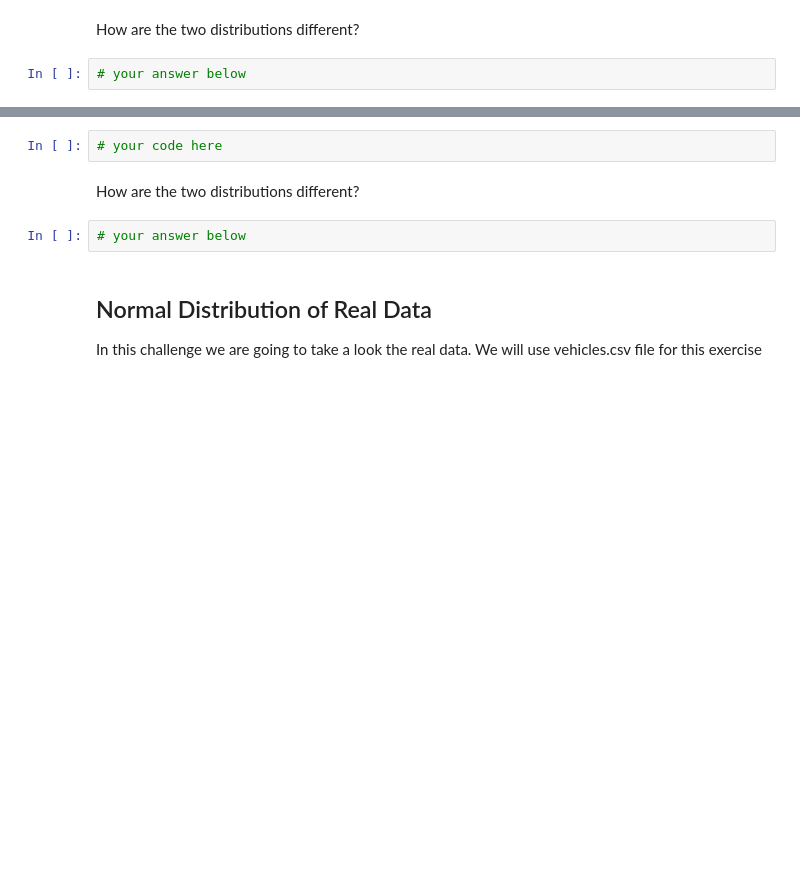
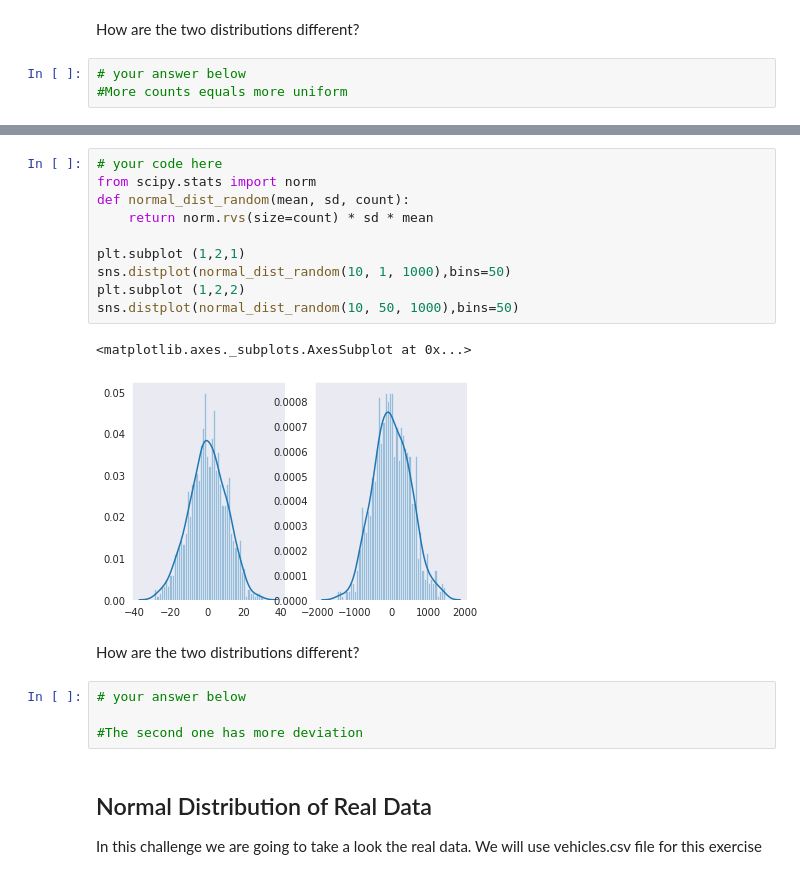
Before and after one commit to ironhack-datalabs/datamad1019, a Jupyter notebook: module-2/lab-continuous-probability-distribution/your-code/main.ipynb, the cells around one changed output, grey strips where cells are left out. Cells and saved outputs as stored; diff of their text form; blank space fills up the shorter version.

```diff
--- a/module-2/lab-continuous-probability-distribution/your-code/main.ipynb
+++ b/module-2/lab-continuous-probability-distribution/your-code/main.ipynb
@@ -74,6 +74,7 @@ sns.distplot(rand2, bins=np.linspace(10,60,10)).set(xlim=(10,60))
 How are the two distributions different?
 # %%
 # your answer below
+#More counts equals more uniform
 # %% [markdown]
 ## Normal Distribution
 
@@ -85,12 +86,25 @@ How are the two distributions different?
 Expected output:
 
 ![normal distribution](nd.png)
-# %%
-# your code here
+# %%
+# your code here
+from scipy.stats import norm
+def normal_dist_random(mean, sd, count):
+    return norm.rvs(size=count) * sd * mean
+
+plt.subplot (1,2,1)
+sns.distplot(normal_dist_random(10, 1, 1000),bins=50)
+plt.subplot (1,2,2)
+sns.distplot(normal_dist_random(10, 50, 1000),bins=50)
+# %% [output]
+<matplotlib.axes._subplots.AxesSubplot at 0x...>
+[figure, added]
 # %% [markdown]
 How are the two distributions different?
 # %%
 # your answer below
+
+#The second one has more deviation
 # %% [markdown]
 ## Normal Distribution of Real Data
 
```
Also changed, not shown: parts of 13 cells of this notebook.
